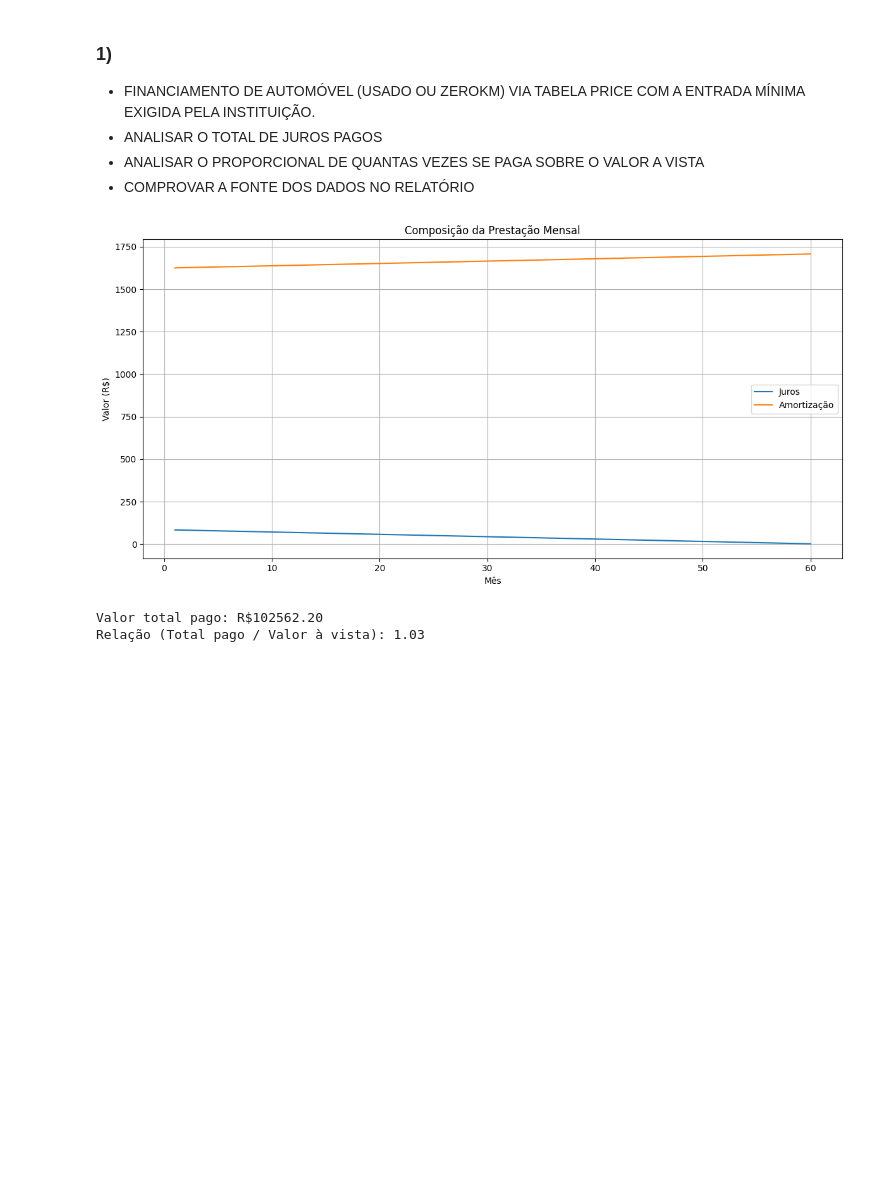
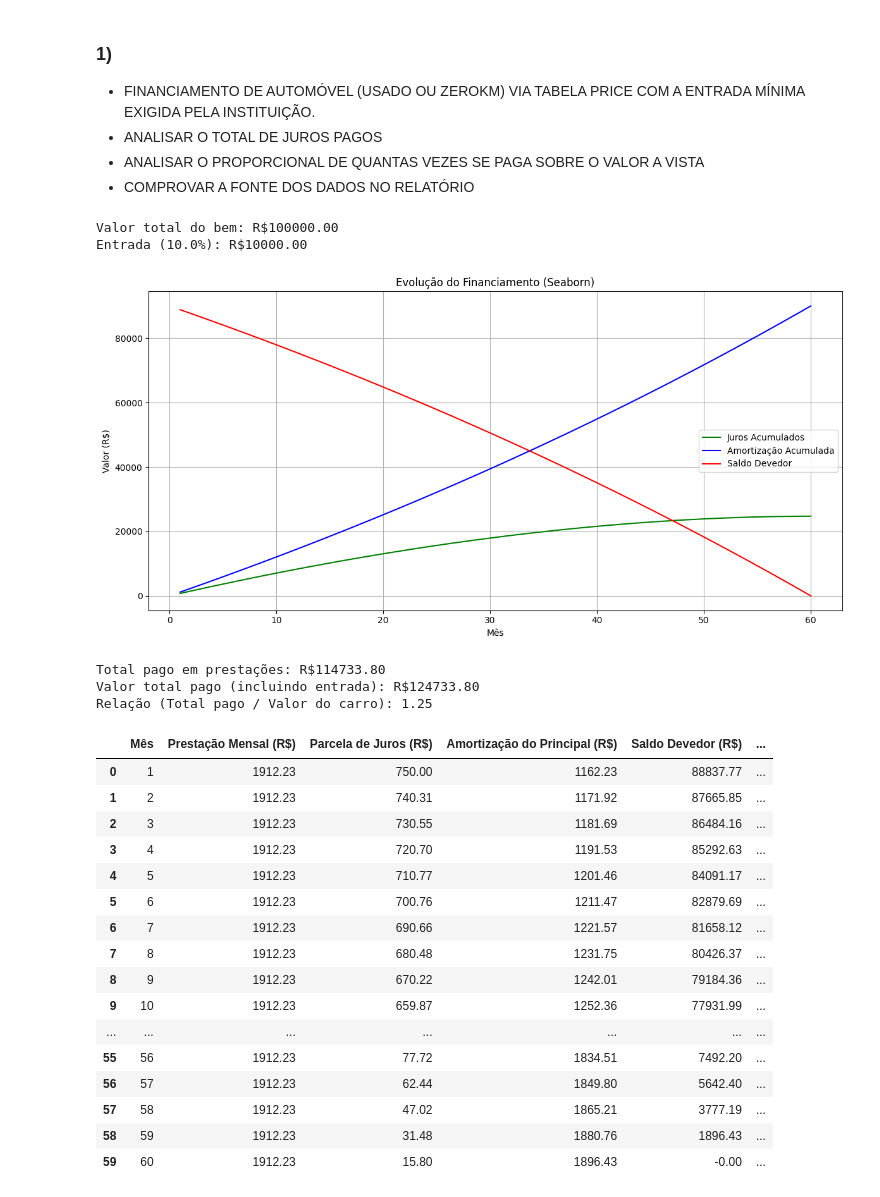
Before and after one commit to victordornelos/Projeto2_prog_fin, a Jupyter notebook: projeto.ipynb, the cells around one changed output. Saved outputs shown, nothing was run; the diff lists cells and outputs as text; code cells hidden in the pictures; blank space fills up the shorter version.

```diff
--- a/projeto.ipynb
+++ b/projeto.ipynb
@@ -29,9 +29,29 @@ PELA INSTITUIÇÃO.
 - ANALISAR O PROPORCIONAL DE QUANTAS VEZES SE
 PAGA SOBRE O VALOR A VISTA
 - COMPROVAR A FONTE DOS DADOS NO RELATÓRIO
-# %%
-df_simulacao = simulador_carro(r=0.01, t=60, pv=100_000)
-# %% [output]
-[figure, removed]
-Valor total pago: R$102562.20
-Relação (Total pago / Valor à vista): 1.03
+# %%
+simulador_carro(r=0.10, t=60, valor_total_bem=100000, entrada_percentual=0.1)
+# %% [output]
+Valor total do bem: R$100000.00
+Entrada (10.0%): R$10000.00
+[figure, added]
+Total pago em prestações: R$114733.80
+Valor total pago (incluindo entrada): R$124733.80
+Relação (Total pago / Valor do carro): 1.25
+|  | Mês | Prestação Mensal (R$) | Parcela de Juros (R$) | Amortização do Principal (R$) | Saldo Devedor (R$) | ... |
+| 0 | 1 | 1912.23 | 750.00 | 1162.23 | 88837.77 | ... |
+| 1 | 2 | 1912.23 | 740.31 | 1171.92 | 87665.85 | ... |
+| 2 | 3 | 1912.23 | 730.55 | 1181.69 | 86484.16 | ... |
+| 3 | 4 | 1912.23 | 720.70 | 1191.53 | 85292.63 | ... |
+| 4 | 5 | 1912.23 | 710.77 | 1201.46 | 84091.17 | ... |
+| 5 | 6 | 1912.23 | 700.76 | 1211.47 | 82879.69 | ... |
+| 6 | 7 | 1912.23 | 690.66 | 1221.57 | 81658.12 | ... |
+| 7 | 8 | 1912.23 | 680.48 | 1231.75 | 80426.37 | ... |
+| 8 | 9 | 1912.23 | 670.22 | 1242.01 | 79184.36 | ... |
+| 9 | 10 | 1912.23 | 659.87 | 1252.36 | 77931.99 | ... |
+| ... | ... | ... | ... | ... | ... | ... |
+| 55 | 56 | 1912.23 | 77.72 | 1834.51 | 7492.20 | ... |
+| 56 | 57 | 1912.23 | 62.44 | 1849.80 | 5642.40 | ... |
+| 57 | 58 | 1912.23 | 47.02 | 1865.21 | 3777.19 | ... |
+| 58 | 59 | 1912.23 | 31.48 | 1880.76 | 1896.43 | ... |
+| 59 | 60 | 1912.23 | 15.80 | 1896.43 | -0.00 | ... |
```
Also changed, not shown: parts of 1 cell of this notebook, 1 other file.
